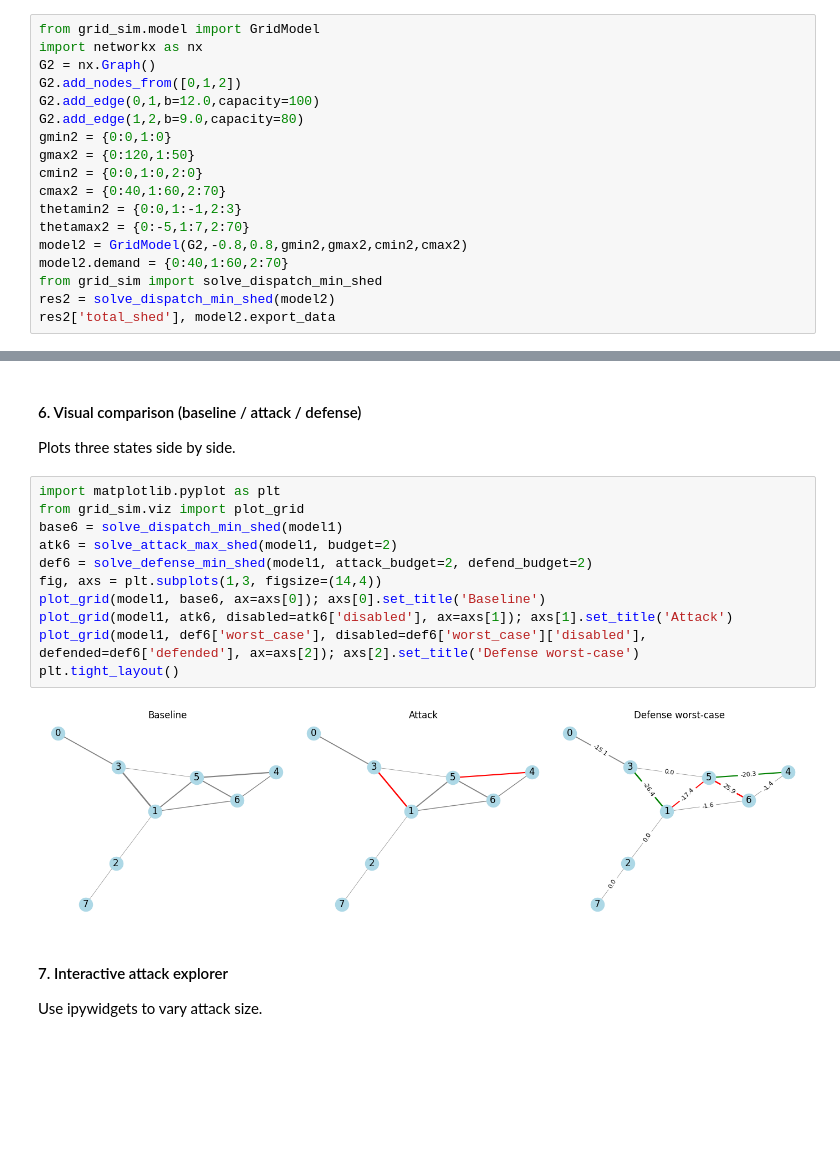
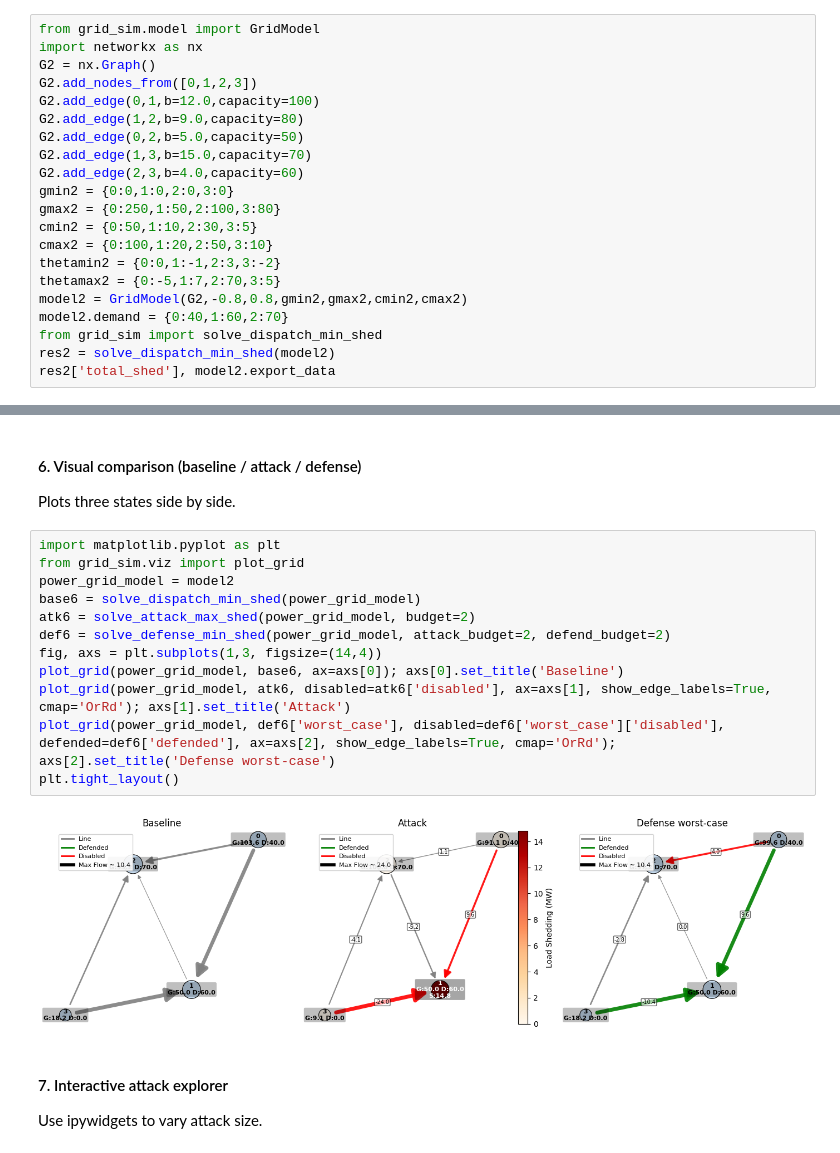
Before and after one commit to Phymath0Masics/PG-CoE, a Jupyter notebook: simulation.ipynb, the cells around one changed output, grey strips where cells are left out. Cells and saved outputs as stored; diff of their text form; blank space fills up the shorter version.

```diff
--- a/simulation.ipynb
+++ b/simulation.ipynb
@@ -104,15 +98,18 @@ Manually defines a 3-bus system and solves dispatch.
 from grid_sim.model import GridModel
 import networkx as nx
 G2 = nx.Graph()
-G2.add_nodes_from([0,1,2])
+G2.add_nodes_from([0,1,2,3])
 G2.add_edge(0,1,b=12.0,capacity=100)
 G2.add_edge(1,2,b=9.0,capacity=80)
-gmin2 = {0:0,1:0}
-gmax2 = {0:120,1:50}
-cmin2 = {0:0,1:0,2:0}
-cmax2 = {0:40,1:60,2:70}
-thetamin2 = {0:0,1:-1,2:3}
-thetamax2 = {0:-5,1:7,2:70}
+G2.add_edge(0,2,b=5.0,capacity=50)
+G2.add_edge(1,3,b=15.0,capacity=70)
+G2.add_edge(2,3,b=4.0,capacity=60)
+gmin2 = {0:0,1:0,2:0,3:0}
+gmax2 = {0:250,1:50,2:100,3:80}
+cmin2 = {0:50,1:10,2:30,3:5}
+cmax2 = {0:100,1:20,2:50,3:10}
+thetamin2 = {0:0,1:-1,2:3,3:-2}
+thetamax2 = {0:-5,1:7,2:70,3:5}
 model2 = GridModel(G2,-0.8,0.8,gmin2,gmax2,cmin2,cmax2)
 model2.demand = {0:40,1:60,2:70}
 from grid_sim import solve_dispatch_min_shed
@@ -161,16 +193,17 @@ Plots three states side by side.
 # %%
 import matplotlib.pyplot as plt
 from grid_sim.viz import plot_grid
-base6 = solve_dispatch_min_shed(model1)
-atk6 = solve_attack_max_shed(model1, budget=2)
-def6 = solve_defense_min_shed(model1, attack_budget=2, defend_budget=2)
+power_grid_model = model2
+base6 = solve_dispatch_min_shed(power_grid_model)
+atk6 = solve_attack_max_shed(power_grid_model, budget=2)
+def6 = solve_defense_min_shed(power_grid_model, attack_budget=2, defend_budget=2)
 fig, axs = plt.subplots(1,3, figsize=(14,4))
-plot_grid(model1, base6, ax=axs[0]); axs[0].set_title('Baseline')
-plot_grid(model1, atk6, disabled=atk6['disabled'], ax=axs[1]); axs[1].set_title('Attack')
-plot_grid(model1, def6['worst_case'], disabled=def6['worst_case']['disabled'], defended=def6['defended'], ax=axs[2]); axs[2].set_title('Defense worst-case')
+plot_grid(power_grid_model, base6, ax=axs[0]); axs[0].set_title('Baseline')
+plot_grid(power_grid_model, atk6, disabled=atk6['disabled'], ax=axs[1], show_edge_labels=True, cmap='OrRd'); axs[1].set_title('Attack')
+plot_grid(power_grid_model, def6['worst_case'], disabled=def6['worst_case']['disabled'], defended=def6['defended'], ax=axs[2], show_edge_labels=True, cmap='OrRd'); axs[2].set_title('Defense worst-case')
 plt.tight_layout()
 # %% [output]
-[figure, old version]
+[figure, new version]
 # %% [markdown]
 #### 7. Interactive attack explorer
 Use ipywidgets to vary attack size.
```
Also changed, not shown: parts of 11 cells of this notebook.
